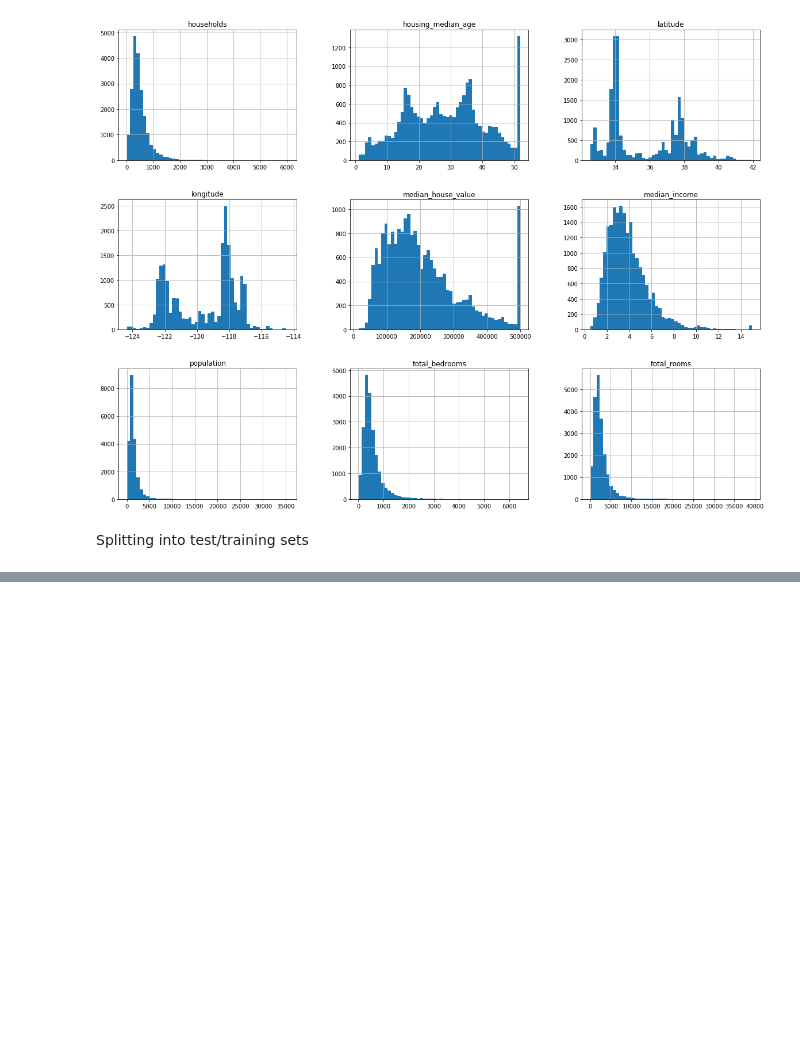
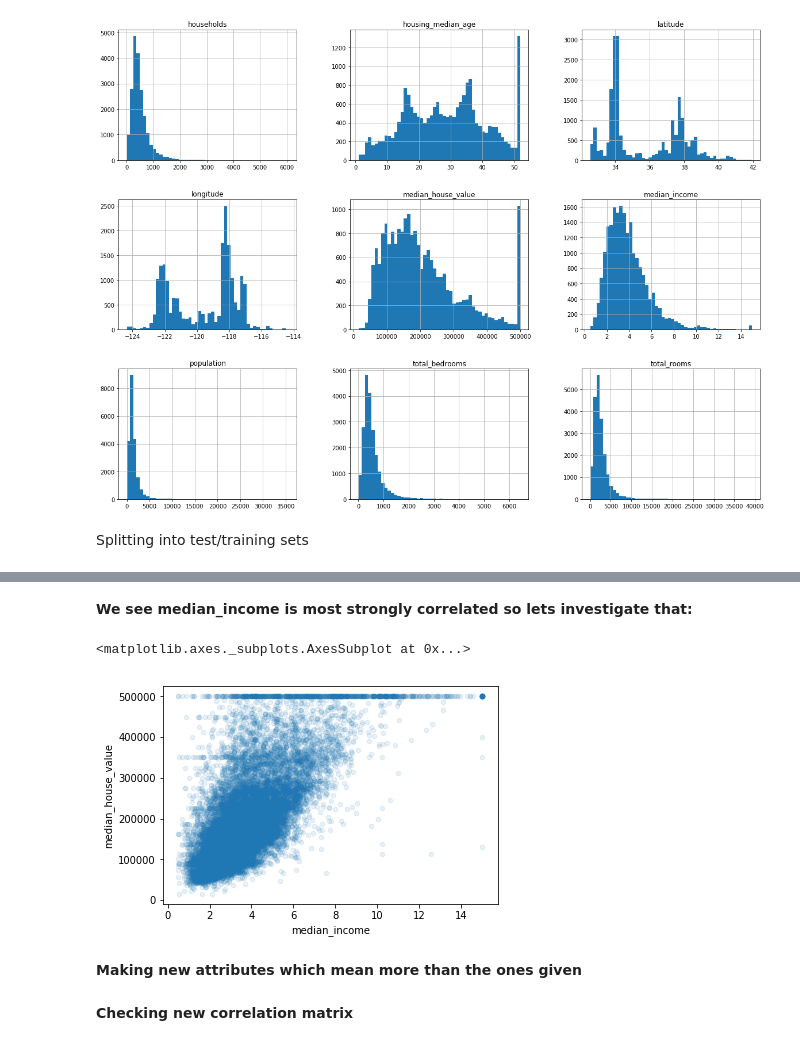
Before and after one commit to Shrinikesh/hands-on-ml, a Jupyter notebook: Housing.ipynb, the cells around one changed output, grey strips where cells are left out. Drawn from its saved outputs; the diff is of its cells as text; code cells hidden in the pictures; blank space fills up the shorter version.

```diff
--- a/Housing.ipynb
+++ b/Housing.ipynb
@@ -90,0 +172,9 @@ train_set, test_set = train_test_split(housing, test_size = 0.2, random_state=42
+# %% [markdown]
+<b>We see median_income is most strongly correlated so lets investigate that:</b>
+# %%
+housing.plot(kind='scatter', x='median_income', y='median_house_value', alpha=0.1)
+# %% [output]
+<matplotlib.axes._subplots.AxesSubplot at 0x...>
+[figure, added]
+# %% [markdown]
+<b>Making new attributes which mean more than the ones given</b>
@@ -90,0 +185,2 @@ train_set, test_set = train_test_split(housing, test_size = 0.2, random_state=42
+# %% [markdown]
+<b>Checking new correlation matrix</b>
```
Also changed, not shown: parts of 50 cells of this notebook, 1 other file.
